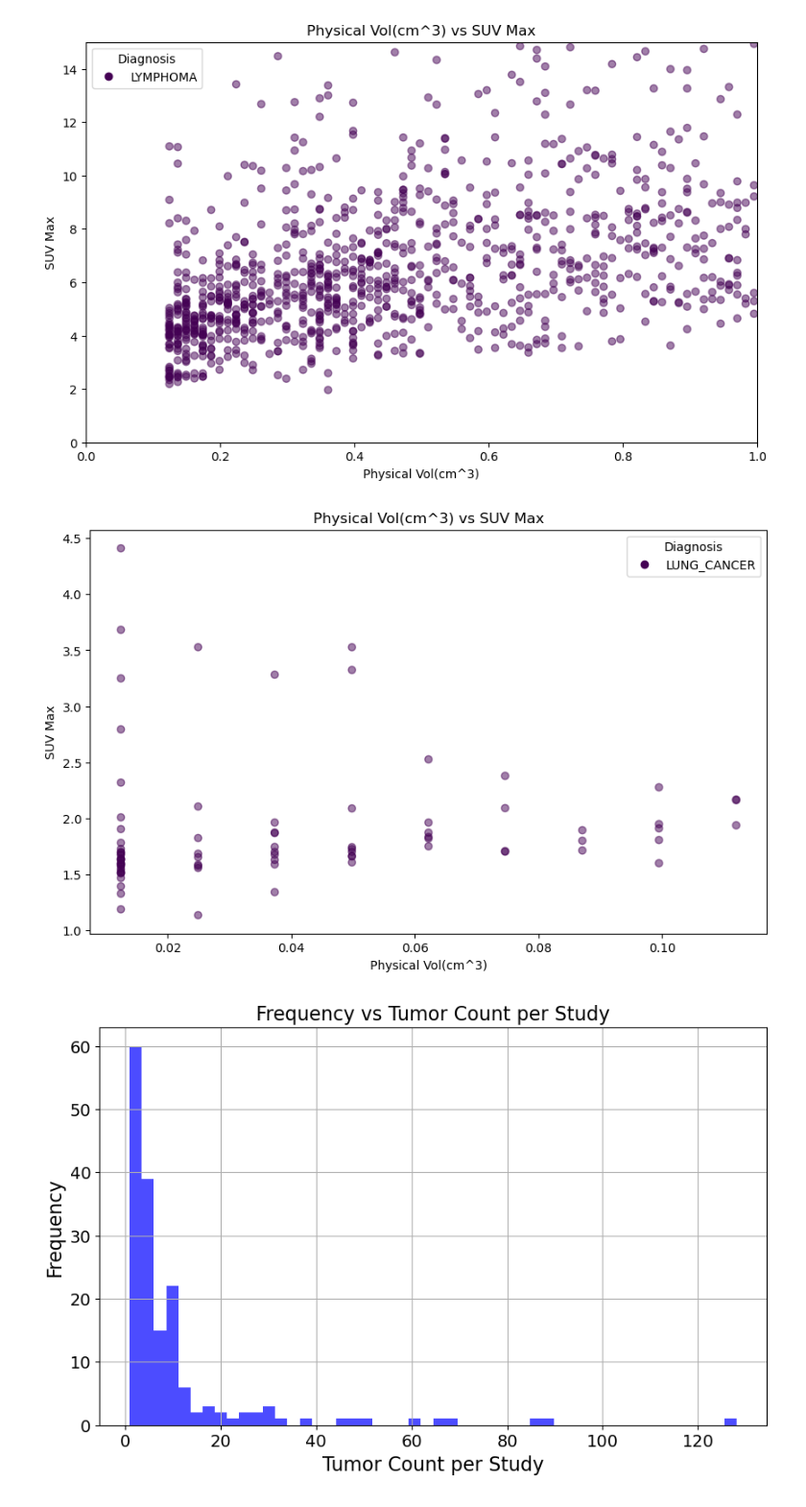
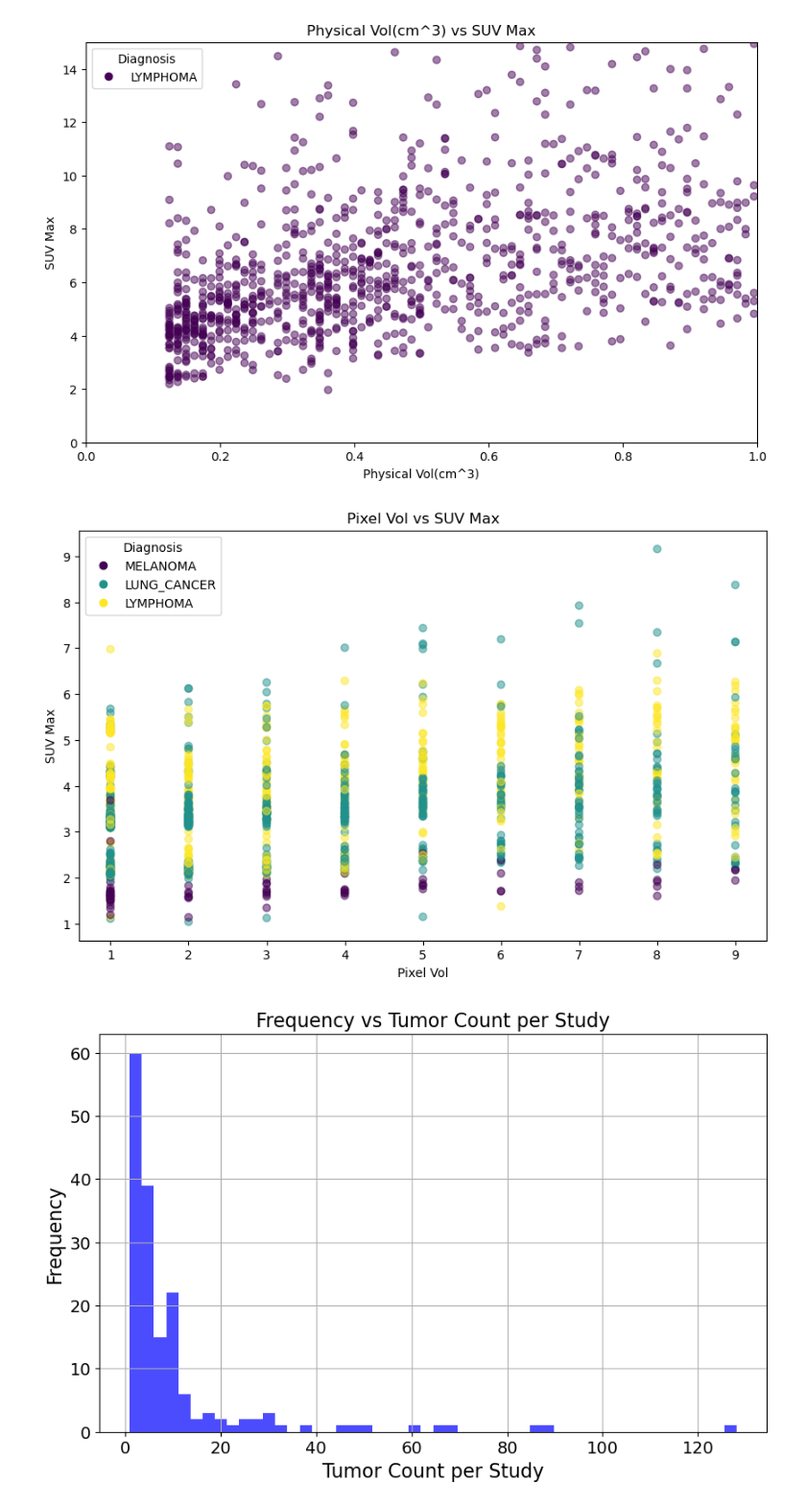
Before and after one commit to WenyuanChen1326/IBM_Tumor_Project, a Jupyter notebook: Data_Preprocess/process_csv.ipynb, the cells around one changed output. Shown at 96% size. Drawn from its saved outputs; the diff is of its cells as text; code cells hidden in the pictures.

```diff
--- a/Data_Preprocess/process_csv.ipynb
+++ b/Data_Preprocess/process_csv.ipynb
@@ -411,9 +579,9 @@ scatter_plot('Physical Vol(cm^3)','SUV Max',drop_outlier_df[drop_outlier_df['Dia
 # %% [output]
 [figure]
 # %%
-scatter_plot('Physical Vol(cm^3)','SUV Max', tumor_less_than_0_6_in_diameter_df[tumor_less_than_0_6_in_diameter_df['Diagnosis'] ==  'LUNG_CANCER'])
+scatter_plot('Pixel Vol','SUV Max', tumor_less_than_0_6_in_diameter_df )
 # %% [output]
-[figure, old version]
+[figure, new version]
 # %%
 plot_tumor_count_per_study(filtered_non_clinical_important_tumor_df[filtered_non_clinical_important_tumor_df['Diagnosis'] ==  'LUNG_CANCER'])
 # %% [output]
```
Also changed, not shown: parts of 50 cells of this notebook, 11 other files.
